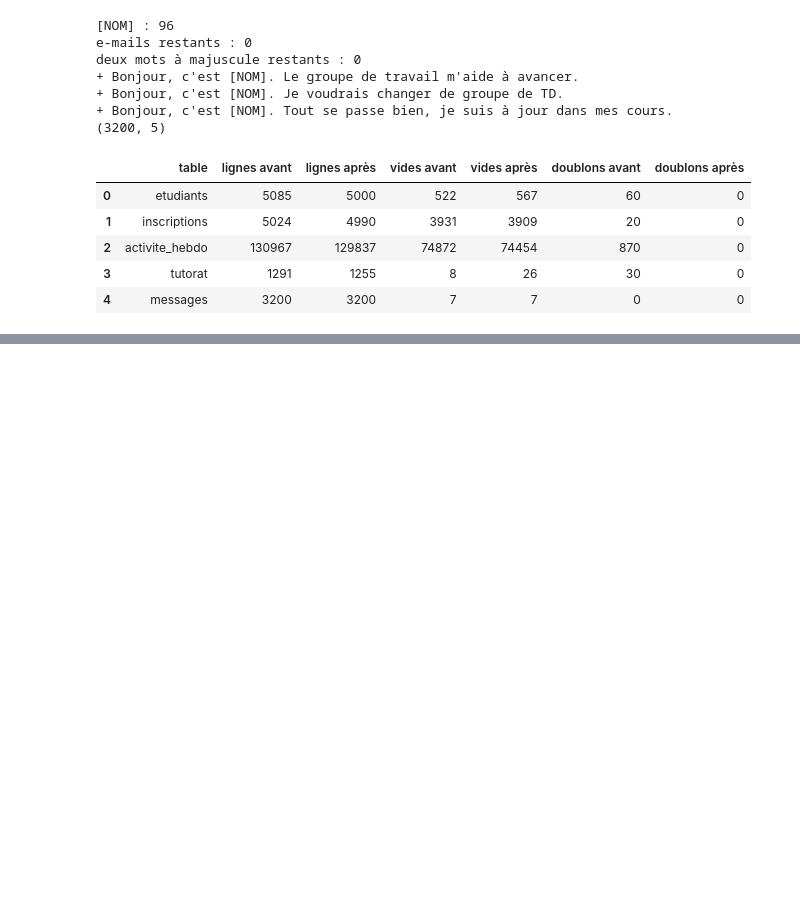
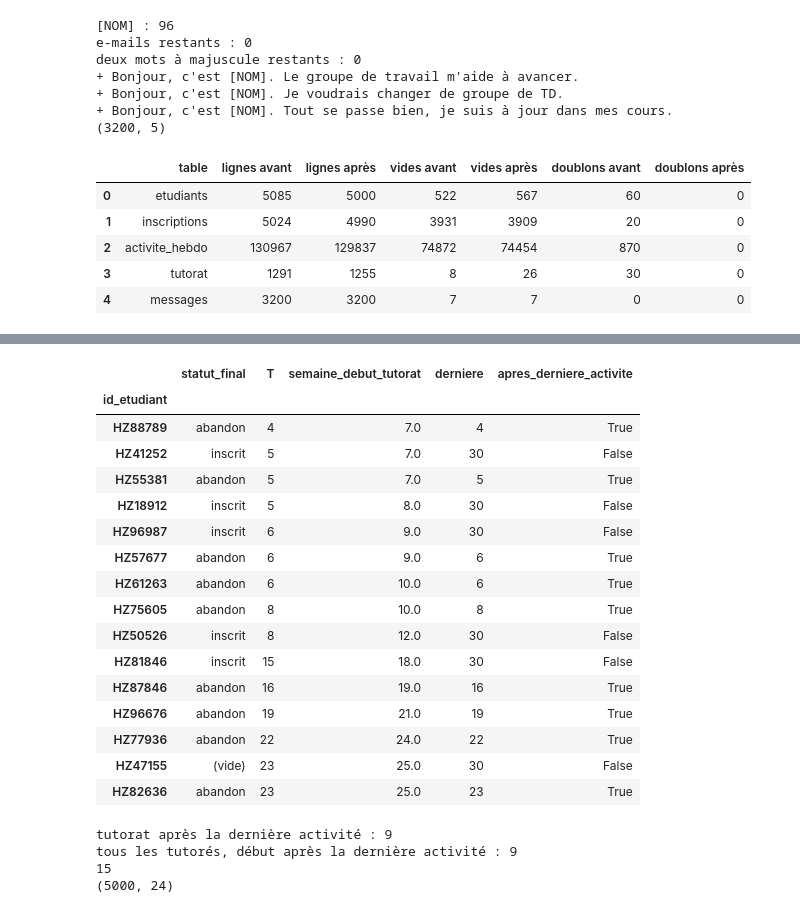
Before and after one commit to noumbethiam/horizon-decrochage-tutorat, a Jupyter notebook: notebooks/01_nettoyage.ipynb, the cells around one changed output, grey strips where cells are left out. Saved outputs shown, nothing was run; the diff lists cells and outputs as text; code cells hidden in the pictures; blank space fills up the shorter version.

Commit message:
DA-07 : base_survie.csv (T, E, tutorat) et journal de nettoyage

```diff
--- a/notebooks/01_nettoyage.ipynb
+++ b/notebooks/01_nettoyage.ipynb
@@ -1458,0 +1490,13 @@ display(tableau)
+# %%
+insc["sem_fin"] = (insc["date_fin"] - insc["date_debut"]).dt.days // 7 + 1
+insc["statut_final"] = insc["statut_final"].fillna("(vide)")
+
+d = insc.merge(par_etu[["derniere"]], left_on="id_etudiant", right_index=True, how="left")
+d["ecart"] = d["sem_fin"] - d["derniere"]
+
+print(d.groupby("statut_final")["ecart"].describe())
+print(d["ecart"].value_counts().sort_index().head(10))
+
+sans_date = d[d["sem_fin"].isna() & d["statut_final"].isin(["abandon", "transfert"])]
+print("abandon ou transfert sans date de fin :", len(sans_date))
+print(sans_date["derniere"].describe())
@@ -1458,0 +1621,8 @@ display(tableau)
+# %%
+tard = base[base["semaine_debut_tutorat"] > base["T"]]
+print(tard[["statut_final", "E", "T", "semaine_debut_tutorat", "type_tuteur"]].sort_values("T"))
+print((tard["semaine_debut_tutorat"] - tard["T"]).describe())
+
+silencieux = base[(base["E"] == 0) & (base["T"] < 30)]
+print(silencieux["statut_final"].value_counts())
+print(silencieux.loc[silencieux["statut_final"] != "transfert", "T"].describe())
@@ -1458,0 +1647,36 @@ display(tableau)
+# %%
+verif = base.loc[tard.index, ["statut_final", "T", "semaine_debut_tutorat"]].join(par_etu["derniere"])
+verif["apres_derniere_activite"] = verif["semaine_debut_tutorat"] > verif["derniere"]
+display(verif.sort_values("T"))
+print("tutorat après la dernière activité :", verif["apres_derniere_activite"].sum())
+
+tous = base[base["tutore"] == 1].join(par_etu["derniere"])
+print("tous les tutorés, début après la dernière activité :",
+      (tous["semaine_debut_tutorat"] > tous["derniere"]).sum())
+
+base["tutorat_apres_T"] = (base["semaine_debut_tutorat"] > base["T"]).astype(int)
+print(base["tutorat_apres_T"].sum())
+base.reset_index().to_csv("../data/processed/base_survie.csv", index=False)
+print(pd.read_csv("../data/processed/base_survie.csv").shape)
+# %% [output]
+|  | statut_final | T | semaine_debut_tutorat | derniere | apres_derniere_activite |
+| id_etudiant |  |  |  |  |  |
+| HZ88789 | abandon | 4 | 7.0 | 4 | True |
+| HZ41252 | inscrit | 5 | 7.0 | 30 | False |
+| HZ55381 | abandon | 5 | 7.0 | 5 | True |
+| HZ18912 | inscrit | 5 | 8.0 | 30 | False |
+| HZ96987 | inscrit | 6 | 9.0 | 30 | False |
+| HZ57677 | abandon | 6 | 9.0 | 6 | True |
+| HZ61263 | abandon | 6 | 10.0 | 6 | True |
+| HZ75605 | abandon | 8 | 10.0 | 8 | True |
+| HZ50526 | inscrit | 8 | 12.0 | 30 | False |
+| HZ81846 | inscrit | 15 | 18.0 | 30 | False |
+| HZ87846 | abandon | 16 | 19.0 | 16 | True |
+| HZ96676 | abandon | 19 | 21.0 | 19 | True |
+| HZ77936 | abandon | 22 | 24.0 | 22 | True |
+| HZ47155 | (vide) | 23 | 25.0 | 30 | False |
+| HZ82636 | abandon | 23 | 25.0 | 23 | True |
+tutorat après la dernière activité : 9
+tous les tutorés, début après la dernière activité : 9
+15
+(5000, 24)
```
Also changed, not shown: parts of 5 cells of this notebook, 3 other files.
